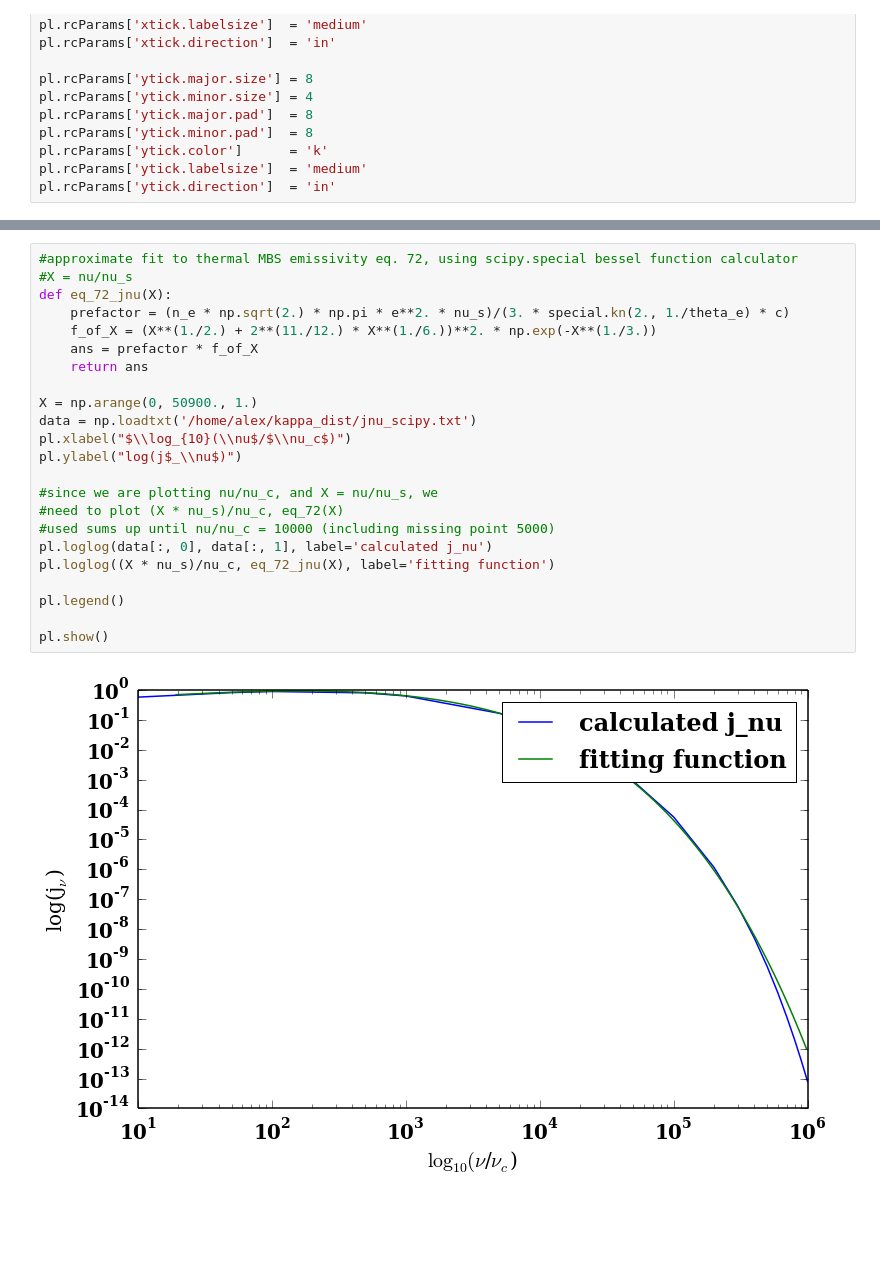
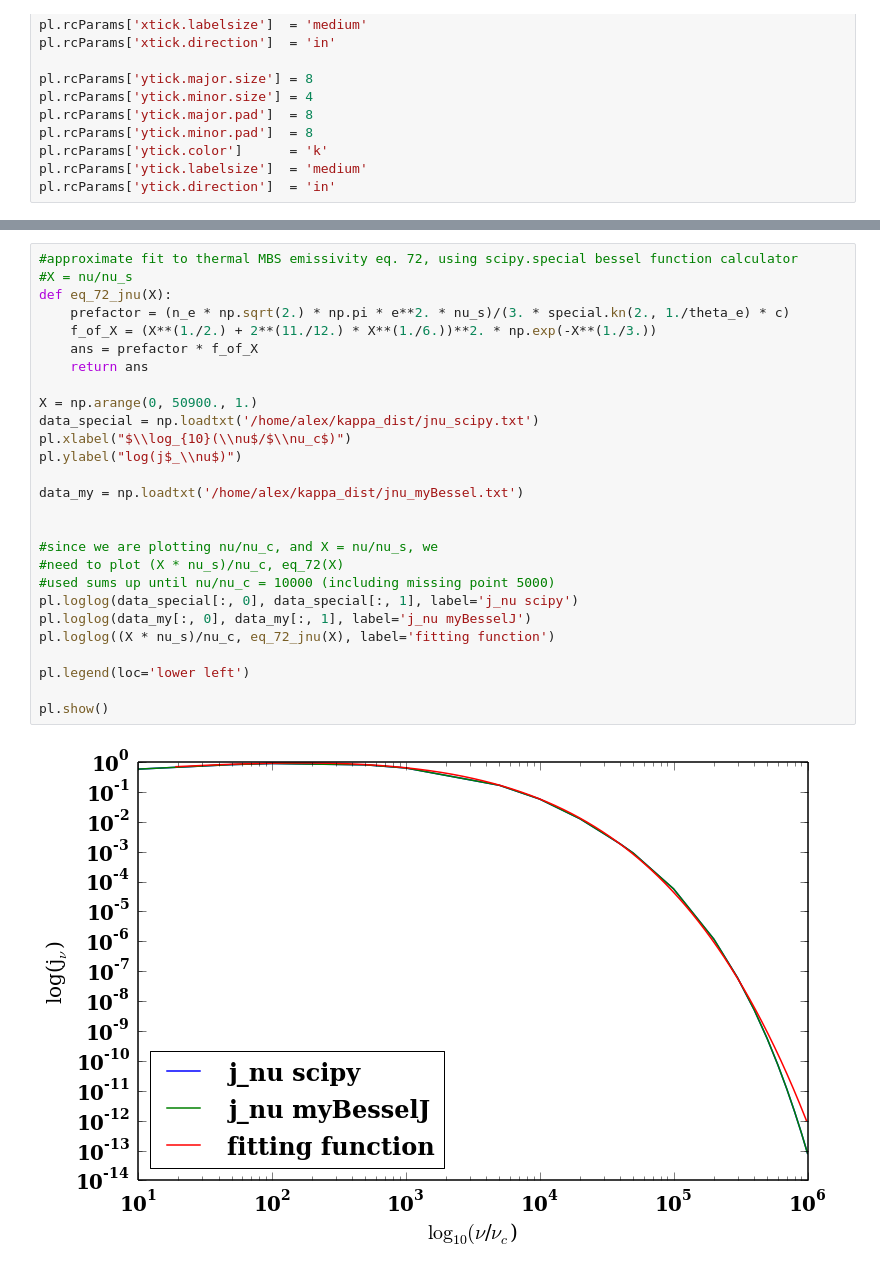
Before and after one commit to aapandy2/kappa_distributions, a Jupyter notebook: jnu_calculator_thermal.ipynb, the cells around one changed output, grey strips where cells are left out. Cells and saved outputs as stored; diff of their text form; blank space fills up the shorter version.

```diff
--- a/jnu_calculator_thermal.ipynb
+++ b/jnu_calculator_thermal.ipynb
@@ -353,27 +147,31 @@ n_summation(n_max)
 # %%
 #approximate fit to thermal MBS emissivity eq. 72, using scipy.special bessel function calculator
 #X = nu/nu_s
 def eq_72_jnu(X):
     prefactor = (n_e * np.sqrt(2.) * np.pi * e**2. * nu_s)/(3. * special.kn(2., 1./theta_e) * c)
     f_of_X = (X**(1./2.) + 2**(11./12.) * X**(1./6.))**2. * np.exp(-X**(1./3.))
     ans = prefactor * f_of_X
     return ans
 
 X = np.arange(0, 50900., 1.)
-data = np.loadtxt('/home/alex/kappa_dist/jnu_scipy.txt')
+data_special = np.loadtxt('/home/alex/kappa_dist/jnu_scipy.txt')
 pl.xlabel("$\\log_{10}(\\nu$/$\\nu_c$)")
 pl.ylabel("log(j$_\\nu$)")
+
+data_my = np.loadtxt('/home/alex/kappa_dist/jnu_myBessel.txt')
+
 
 #since we are plotting nu/nu_c, and X = nu/nu_s, we
 #need to plot (X * nu_s)/nu_c, eq_72(X)
 #used sums up until nu/nu_c = 10000 (including missing point 5000)
-pl.loglog(data[:, 0], data[:, 1], label='calculated j_nu')
+pl.loglog(data_special[:, 0], data_special[:, 1], label='j_nu scipy')
+pl.loglog(data_my[:, 0], data_my[:, 1], label='j_nu myBesselJ')
 pl.loglog((X * nu_s)/nu_c, eq_72_jnu(X), label='fitting function')
 
-pl.legend()
+pl.legend(loc='lower left')
 
 pl.show()
 # %% [output]
-[figure, old version]
+[figure, new version]
 # %%
 #error in calculated j_nu, for j_nu calculated using scipy.special bessel function calculator
```
Also changed, not shown: parts of 6 cells of this notebook, 1 other file.
